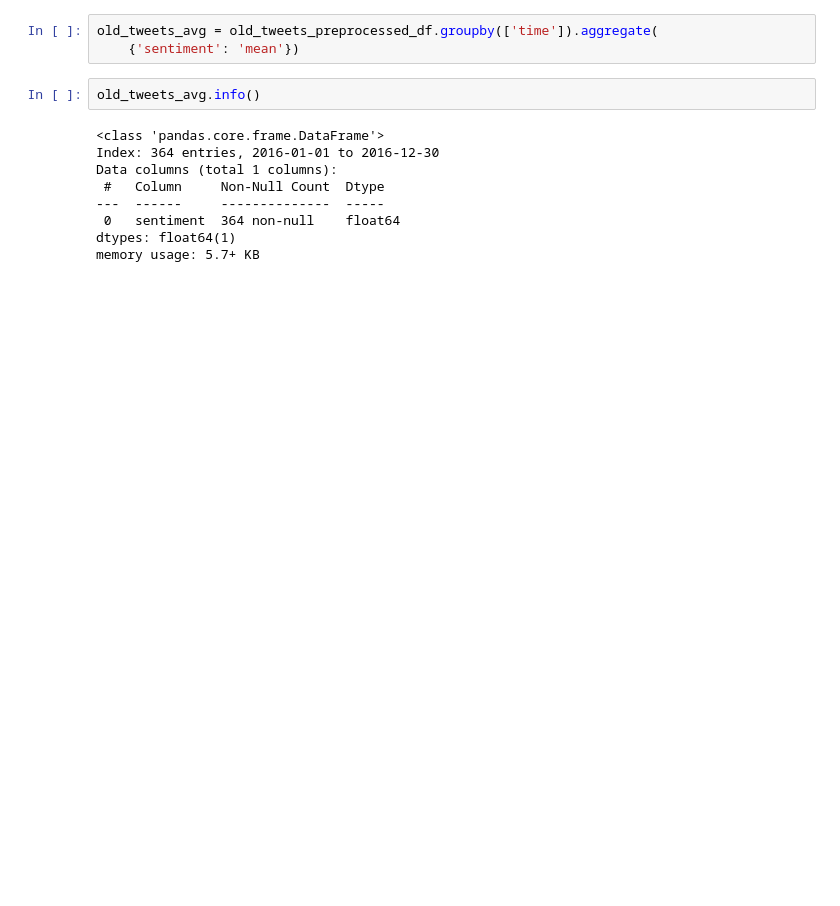
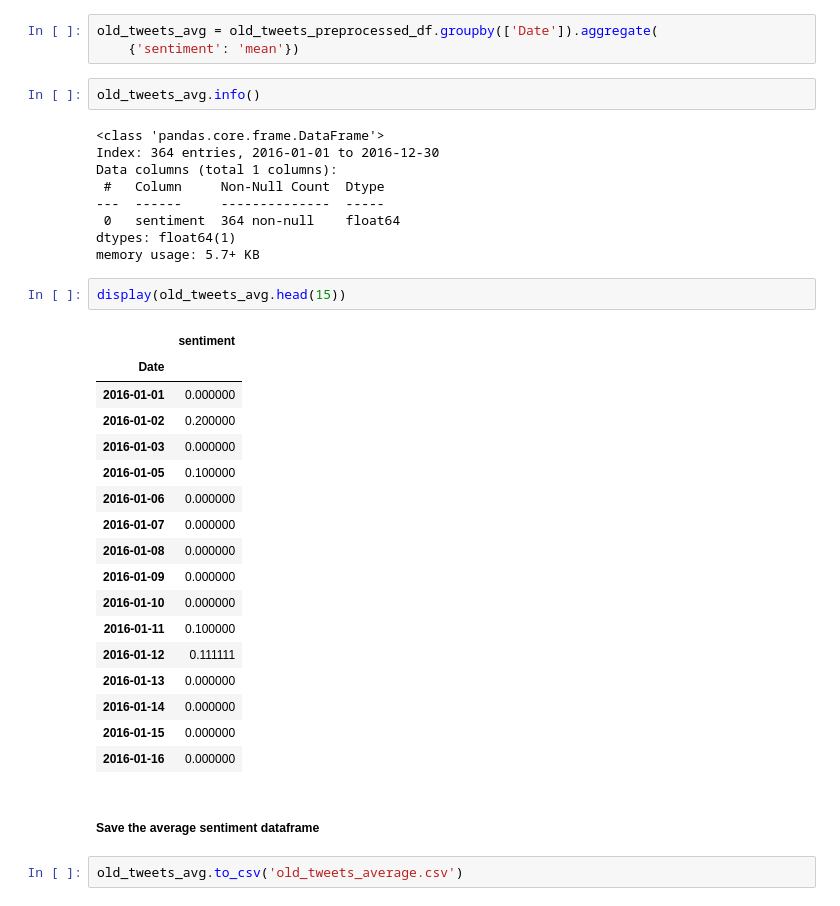
Before and after one commit to odemuno/IDL-finance-project, a Jupyter notebook: Code/Sentiment140_Tweets.ipynb, the cells around one changed output. Drawn from its saved outputs; the diff is of its cells as text; blank space fills up the shorter version.

Commit message:
Created stock_prediction dataframe

```diff
--- a/Code/Sentiment140_Tweets.ipynb
+++ b/Code/Sentiment140_Tweets.ipynb
@@ -546,7 +544,7 @@ display(old_tweets_preprocessed_df.head(20))
 # %% [markdown]
 #### Group by data and average sentiment values
 # %%
-old_tweets_avg = old_tweets_preprocessed_df.groupby(['time']).aggregate(
+old_tweets_avg = old_tweets_preprocessed_df.groupby(['Date']).aggregate(
     {'sentiment': 'mean'})
 # %%
 old_tweets_avg.info()
@@ -559,3 +557,27 @@ Data columns (total 1 columns):
  0   sentiment  364 non-null    float64
 dtypes: float64(1)
 memory usage: 5.7+ KB
+# %%
+display(old_tweets_avg.head(15))
+# %% [output]
+|  | sentiment |
+| Date |  |
+| 2016-01-01 | 0.000000 |
+| 2016-01-02 | 0.200000 |
+| 2016-01-03 | 0.000000 |
+| 2016-01-05 | 0.100000 |
+| 2016-01-06 | 0.000000 |
+| 2016-01-07 | 0.000000 |
+| 2016-01-08 | 0.000000 |
+| 2016-01-09 | 0.000000 |
+| 2016-01-10 | 0.000000 |
+| 2016-01-11 | 0.100000 |
+| 2016-01-12 | 0.111111 |
+| 2016-01-13 | 0.000000 |
+| 2016-01-14 | 0.000000 |
+| 2016-01-15 | 0.000000 |
+| 2016-01-16 | 0.000000 |
+# %% [markdown]
+##### Save the average sentiment dataframe
+# %%
+old_tweets_avg.to_csv('old_tweets_average.csv')
```
Also changed, not shown: parts of 16 cells of this notebook, 5 other files.
